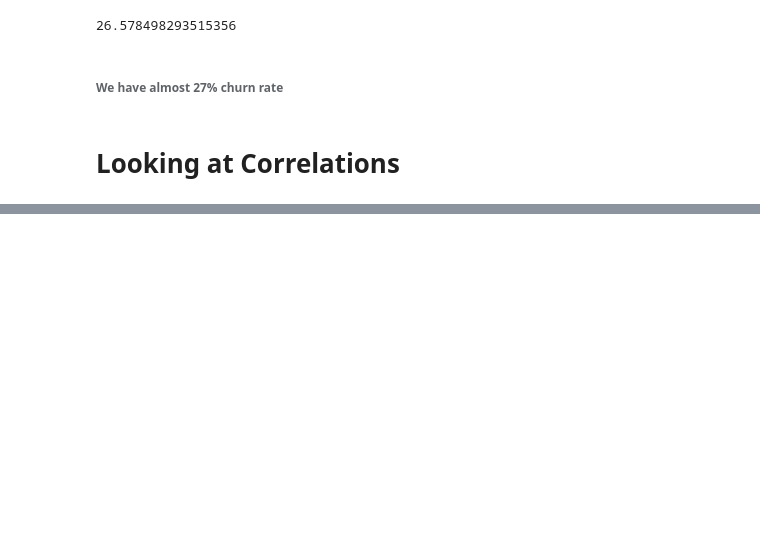
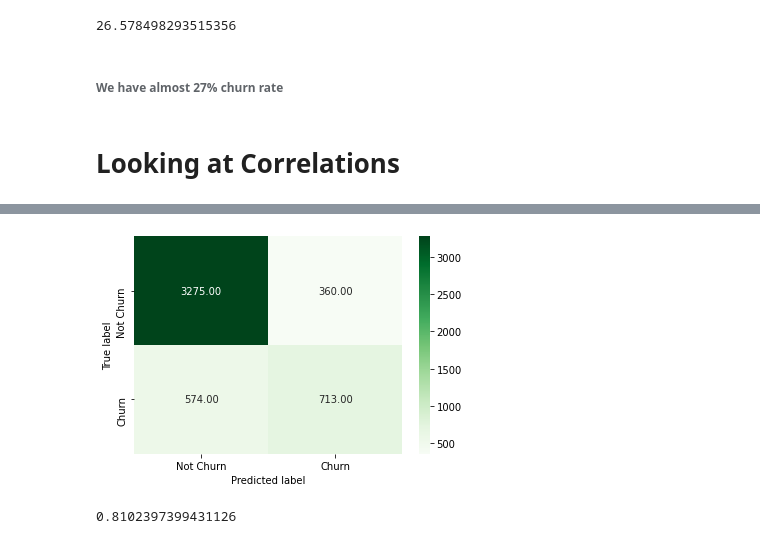
Before and after one commit to ml-nest/passion_projects, a Jupyter notebook: Customer-Churn-Telecom/final.ipynb, the cells around one changed output, grey strips where cells are left out. Drawn from its saved outputs; the diff is of its cells as text; code cells hidden in the pictures; blank space fills up the shorter version.

```diff
--- a/Customer-Churn-Telecom/final.ipynb
+++ b/Customer-Churn-Telecom/final.ipynb
@@ -455,0 +617,3 @@ operable program or batch file.
+# %%
+y_train_pred = y_train_pred.values.reshape(-1)
+y_train_pred[:10]
@@ -455,0 +625,4 @@ operable program or batch file.
+# %%
+y_train_pred_final = pd.DataFrame({'Churn':y_train.values, 'Churn_Prob':y_train_pred})
+y_train_pred_final['CustID'] = y_train.index
+y_train_pred_final.head()
@@ -455,0 +638,6 @@ operable program or batch file.
+# %%
+y_train_pred_final['predicted'] = y_train_pred_final.Churn_Prob.map(lambda x: 1 if x > 0.5 else 0)
+
+#y_train_pred_final['predicted'] = y_train_pred_final.Churn_Prob.map(lambda x: 1 if x > 0.3 else 0)
+# Let's see the head
+y_train_pred_final.head()
@@ -455,0 +658,22 @@ operable program or batch file.
+# %%
+def draw_cm( actual, predicted ):
+    ## Cret
+    cm = metrics.confusion_matrix( actual, predicted, [0,1] )
+    sn.heatmap(cm, annot=True, fmt='.2f', cmap="Greens",
+    xticklabels = ["Not Churn", "Churn"] ,
+    yticklabels = ["Not Churn", "Churn"] )
+    plt.ylabel('True label')
+    plt.xlabel('Predicted label')
+    plt.show()
+# %%
+#Invoking the function
+draw_cm( y_train_pred_final.Churn, y_train_pred_final.predicted  )
+# %% [output]
+[figure, added]
+# %%
+## Measuring Accuracies
+
+# Let's check the overall accuracy.
+print(metrics.accuracy_score(y_train_pred_final.Churn, y_train_pred_final.predicted))
+# %% [output]
+0.8102397399431126
```
Also changed, not shown: parts of 138 cells of this notebook.
